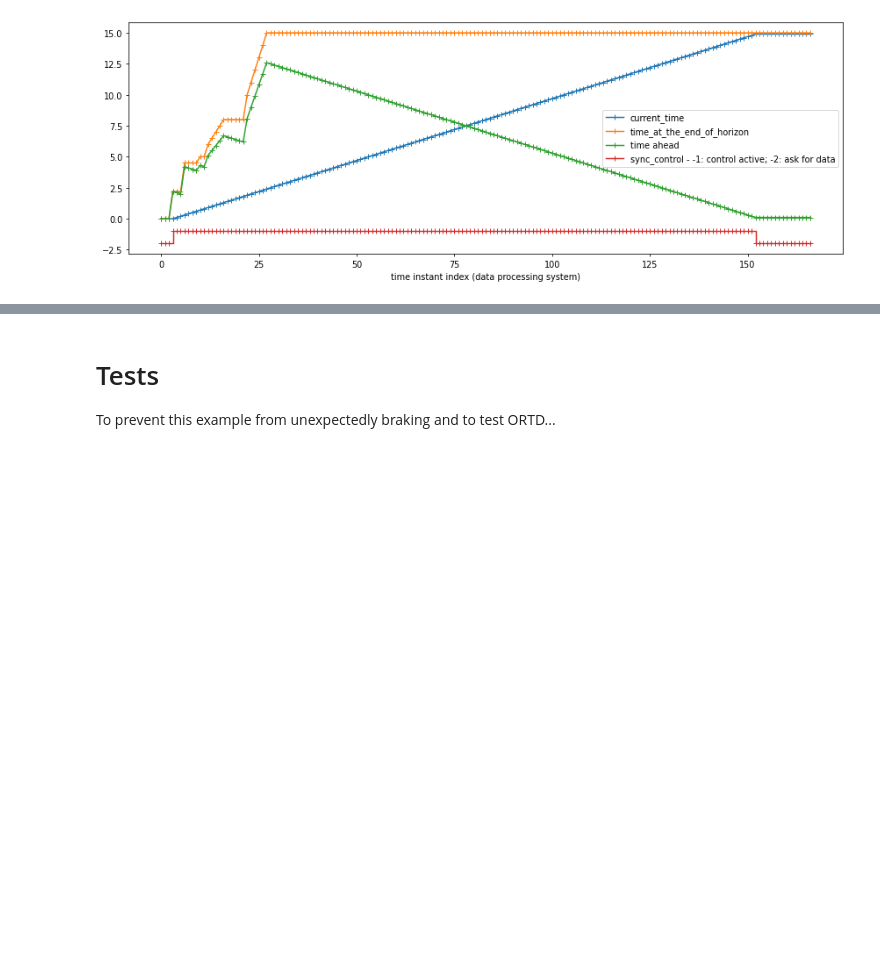
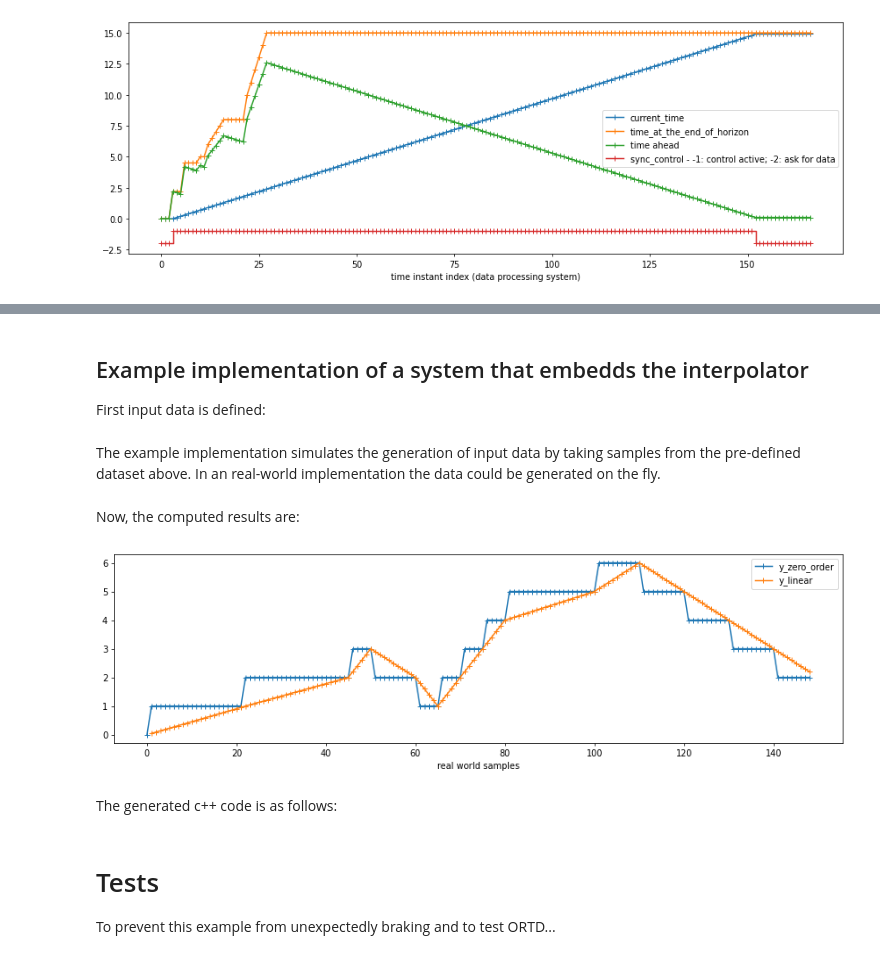
Before and after one commit to OpenRTDynamics/openrtdynamics2, a Jupyter notebook: examples/interpolation_of_async_data.ipynb, the cells around one changed output, grey strips where cells are left out. Drawn from its saved outputs; the diff is of its cells as text; code cells hidden in the pictures; blank space fills up the shorter version.

Commit message:
update example interpolation_of_async_data.ipynb

```diff
--- a/examples/interpolation_of_async_data.ipynb
+++ b/examples/interpolation_of_async_data.ipynb
@@ -280,0 +340,24 @@ plot_timing()
+# %% [markdown]
+## Example implementation of a system that embedds the interpolator
+
+First input data is defined:
+# %%
+# define input data samples: samples can be valid or invalid, wherein invalid means they shall be ignore.
+nan = math.nan
+
+async_input_data_valid     = np.array([ 1,   0,   1,   0,   0,   1,   0,   0,   0,   1,   0,   1,   1,   1,   1,   1,   0,   0,   0,   0,   0,   1,   1,   1,   1,   1,   1 ])
+reference_trajectory_time  = np.array([ 0, nan, 2.2, nan, nan, 4.5, nan, nan, nan, 5.0, nan, 6.0, 6.5,  7 , 7.5,   8, nan, nan, nan, nan, nan, 10 ,  11,  12,  13,  14,  15 ])
+reference_trajectory_value = np.array([ 0, nan, 1.0, nan, nan, 2.0, nan, nan, nan, 3.0, nan, 2.0, 1.0, 2.0, 3.0, 4.0, nan, nan, nan, nan, nan, 5.0, 6.0, 5.0, 4.0, 3.0, 2.0 ])
+
+# plt.figure(figsize=(15,4), dpi=70)
+# plt.stem( reference_trajectory_time, reference_trajectory_value, 'r' )
+# plt.xlabel('time')
+# plt.legend(['trajectory samples ($t_j, v_j$)'])
+# plt.show()
+
+# extend the end of the input data with invalid samples to prolong the simulation
+async_input_data_valid     = np.concatenate(( async_input_data_valid,         np.zeros(140) ))
+reference_trajectory_time  = np.concatenate(( reference_trajectory_time,  nan*np.zeros(140) ))
+reference_trajectory_value = np.concatenate(( reference_trajectory_value, nan*np.zeros(140) ))
+# %% [markdown]
+The example implementation simulates the generation of input data by taking samples from the pre-defined dataset above. In an real-world implementation the data could be generated on the fly.
@@ -280,0 +441,13 @@ plot_timing()
+# %% [markdown]
+Now, the computed results are:
+# %%
+plt.figure(figsize=(15,4), dpi=70)
+plt.plot(  y_zero_order, '+-' )
+plt.plot(  y_linear, '+-' )
+plt.xlabel('real world samples')
+plt.legend(['y_zero_order', 'y_linear'])
+plt.show()
+# %% [output]
+[figure, added]
+# %% [markdown]
+The generated c++ code is as follows:
```
Also changed, not shown: parts of 9 cells of this notebook.
